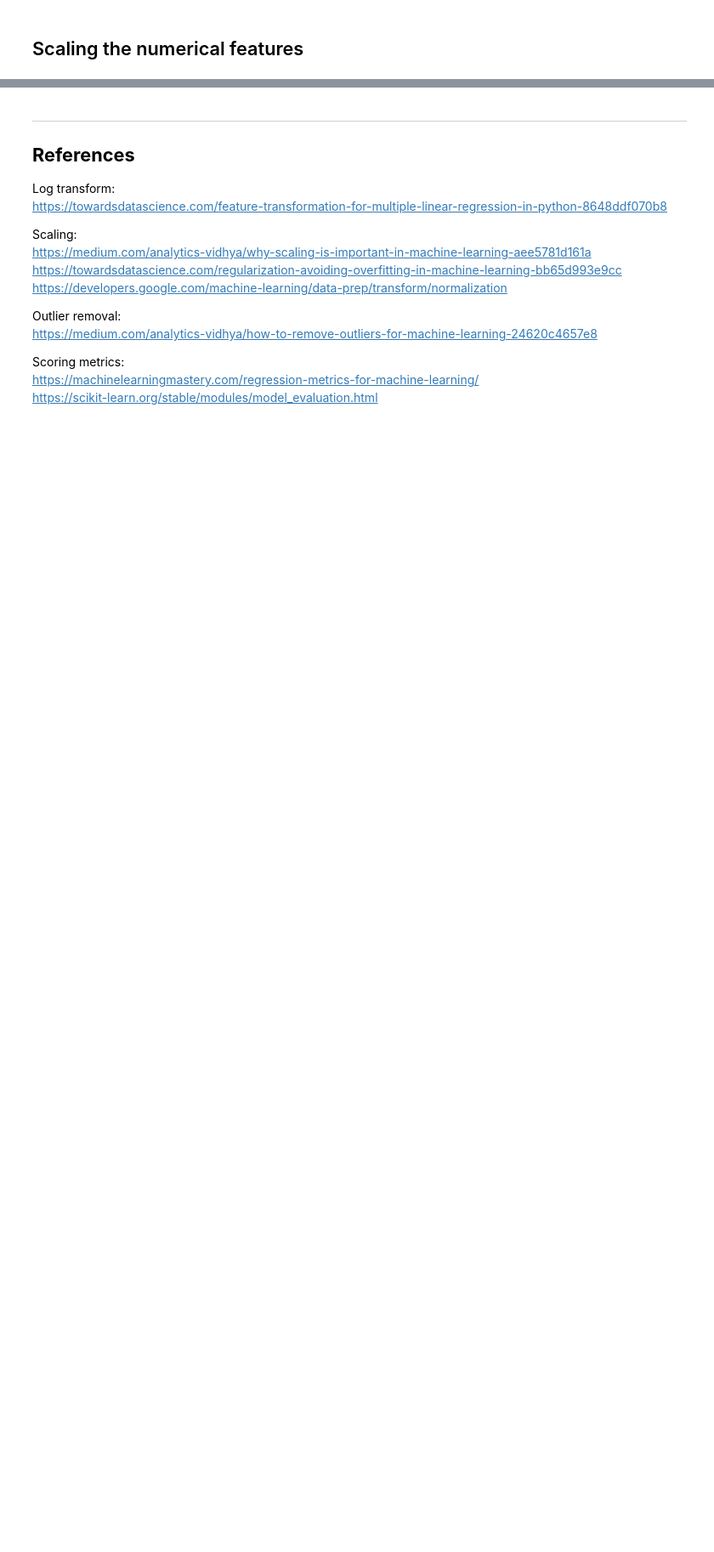
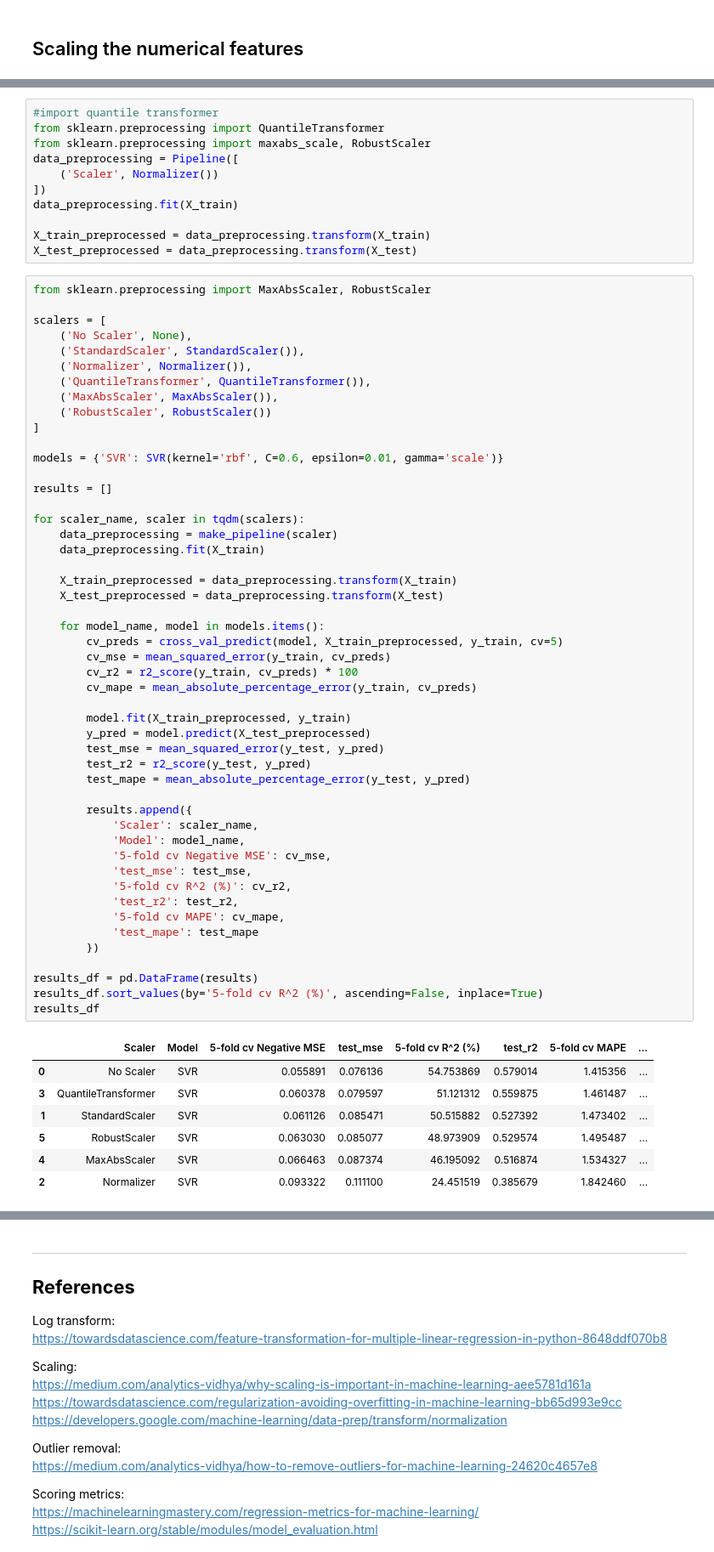
Before and after one commit to fwnriyx/poly, a Jupyter notebook: AI and Machine Learning/CA1/Regression/housing.ipynb, the cells around one changed output, grey strips where cells are left out. Shown at 85% size. Saved outputs shown, nothing was run; the diff lists cells and outputs as text; blank space fills up the shorter version.

```diff
--- a/AI and Machine Learning/CA1/Regression/housing.ipynb
+++ b/AI and Machine Learning/CA1/Regression/housing.ipynb
@@ -850,0 +935,68 @@ data_preprocessing = Pipeline([
+# %%
+#import quantile transformer
+from sklearn.preprocessing import QuantileTransformer
+from sklearn.preprocessing import maxabs_scale, RobustScaler
+data_preprocessing = Pipeline([
+    ('Scaler', Normalizer())
+])
+data_preprocessing.fit(X_train)
+
+X_train_preprocessed = data_preprocessing.transform(X_train)
+X_test_preprocessed = data_preprocessing.transform(X_test)
+# %%
+from sklearn.preprocessing import MaxAbsScaler, RobustScaler
+
+scalers = [
+    ('No Scaler', None),
+    ('StandardScaler', StandardScaler()),
+    ('Normalizer', Normalizer()),
+    ('QuantileTransformer', QuantileTransformer()),
+    ('MaxAbsScaler', MaxAbsScaler()),
+    ('RobustScaler', RobustScaler())
+]
+
+models = {'SVR': SVR(kernel='rbf', C=0.6, epsilon=0.01, gamma='scale')}
+
+results = []
+
+for scaler_name, scaler in tqdm(scalers):
+    data_preprocessing = make_pipeline(scaler)
+    data_preprocessing.fit(X_train)
+
+    X_train_preprocessed = data_preprocessing.transform(X_train)
+    X_test_preprocessed = data_preprocessing.transform(X_test)
+
+    for model_name, model in models.items():
+        cv_preds = cross_val_predict(model, X_train_preprocessed, y_train, cv=5)
+        cv_mse = mean_squared_error(y_train, cv_preds)
+        cv_r2 = r2_score(y_train, cv_preds) * 100
+        cv_mape = mean_absolute_percentage_error(y_train, cv_preds)
+
+        model.fit(X_train_preprocessed, y_train)
+        y_pred = model.predict(X_test_preprocessed)
+        test_mse = mean_squared_error(y_test, y_pred)
+        test_r2 = r2_score(y_test, y_pred)
+        test_mape = mean_absolute_percentage_error(y_test, y_pred)
+
+        results.append({
+            'Scaler': scaler_name,
+            'Model': model_name,
+            '5-fold cv Negative MSE': cv_mse,
+            'test_mse': test_mse,
+            '5-fold cv R^2 (%)': cv_r2,
+            'test_r2': test_r2,
+            '5-fold cv MAPE': cv_mape,
+            'test_mape': test_mape
+        })
+
+results_df = pd.DataFrame(results)
+results_df.sort_values(by='5-fold cv R^2 (%)', ascending=False, inplace=True)
+results_df
+# %% [output]
+|  | Scaler | Model | 5-fold cv Negative MSE | test_mse | 5-fold cv R^2 (%) | test_r2 | 5-fold cv MAPE | ... |
+| 0 | No Scaler | SVR | 0.055891 | 0.076136 | 54.753869 | 0.579014 | 1.415356 | ... |
+| 3 | QuantileTransformer | SVR | 0.060378 | 0.079597 | 51.121312 | 0.559875 | 1.461487 | ... |
+| 1 | StandardScaler | SVR | 0.061126 | 0.085471 | 50.515882 | 0.527392 | 1.473402 | ... |
+| 5 | RobustScaler | SVR | 0.063030 | 0.085077 | 48.973909 | 0.529574 | 1.495487 | ... |
+| 4 | MaxAbsScaler | SVR | 0.066463 | 0.087374 | 46.195092 | 0.516874 | 1.534327 | ... |
+| 2 | Normalizer | SVR | 0.093322 | 0.111100 | 24.451519 | 0.385679 | 1.842460 | ... |
```
Also changed, not shown: parts of 10 cells of this notebook.
